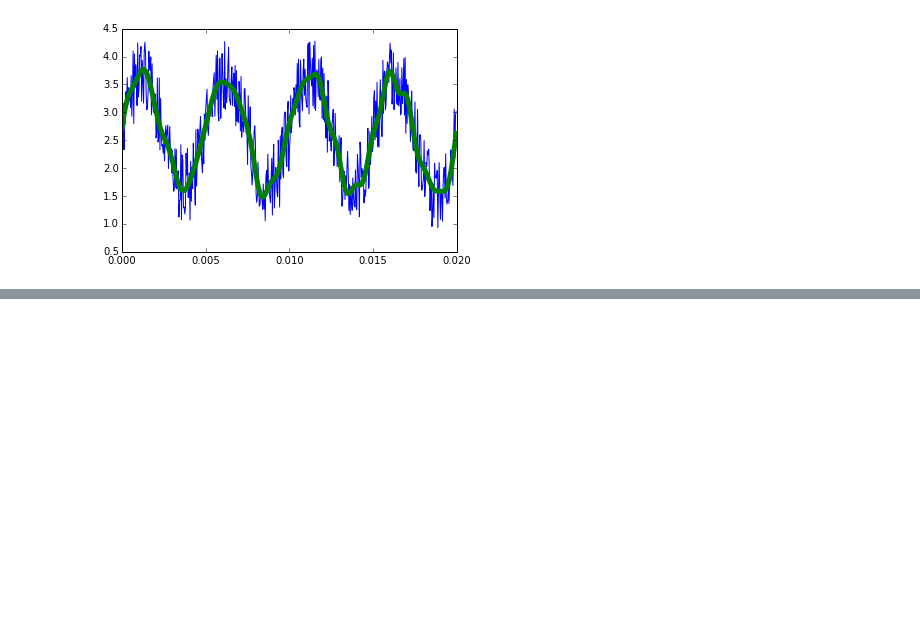
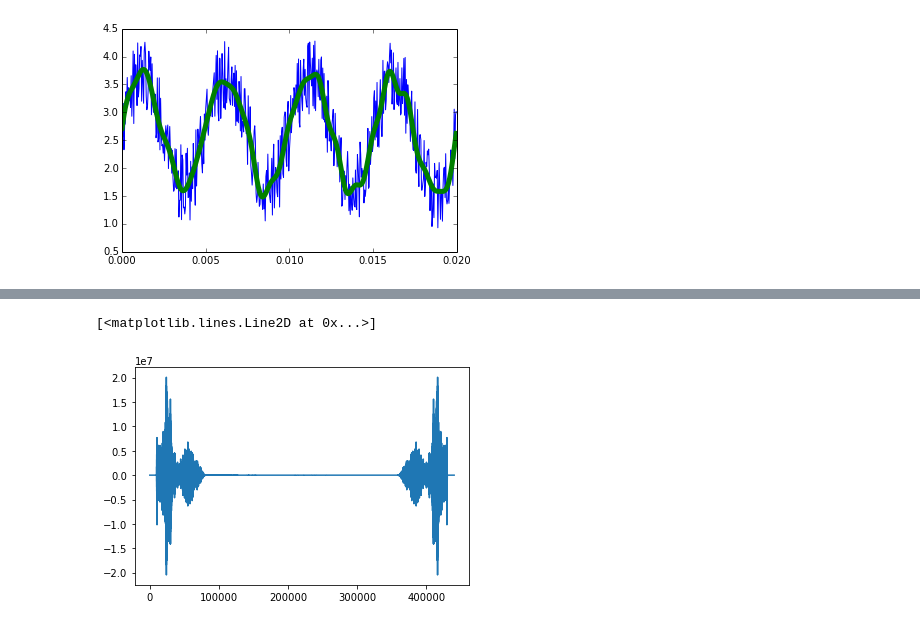
Before and after one commit to saint-germain/interferometry, a Jupyter notebook: Fourier.ipynb, the cells around one changed output, grey strips where cells are left out. Cells and saved outputs as stored; diff of their text form; code cells hidden in the pictures; blank space fills up the shorter version.

```diff
--- a/Fourier.ipynb
+++ b/Fourier.ipynb
@@ -200,0 +228,7 @@ IPython.display.Audio("sheep.wav")
+# %%
+c[np.abs(freqs)<10000]=0
+# %%
+plt.plot(fftshift(c))
+# %% [output]
+[<matplotlib.lines.Line2D at 0x...>]
+[figure, added]
```
Also changed, not shown: parts of 13 cells of this notebook.
